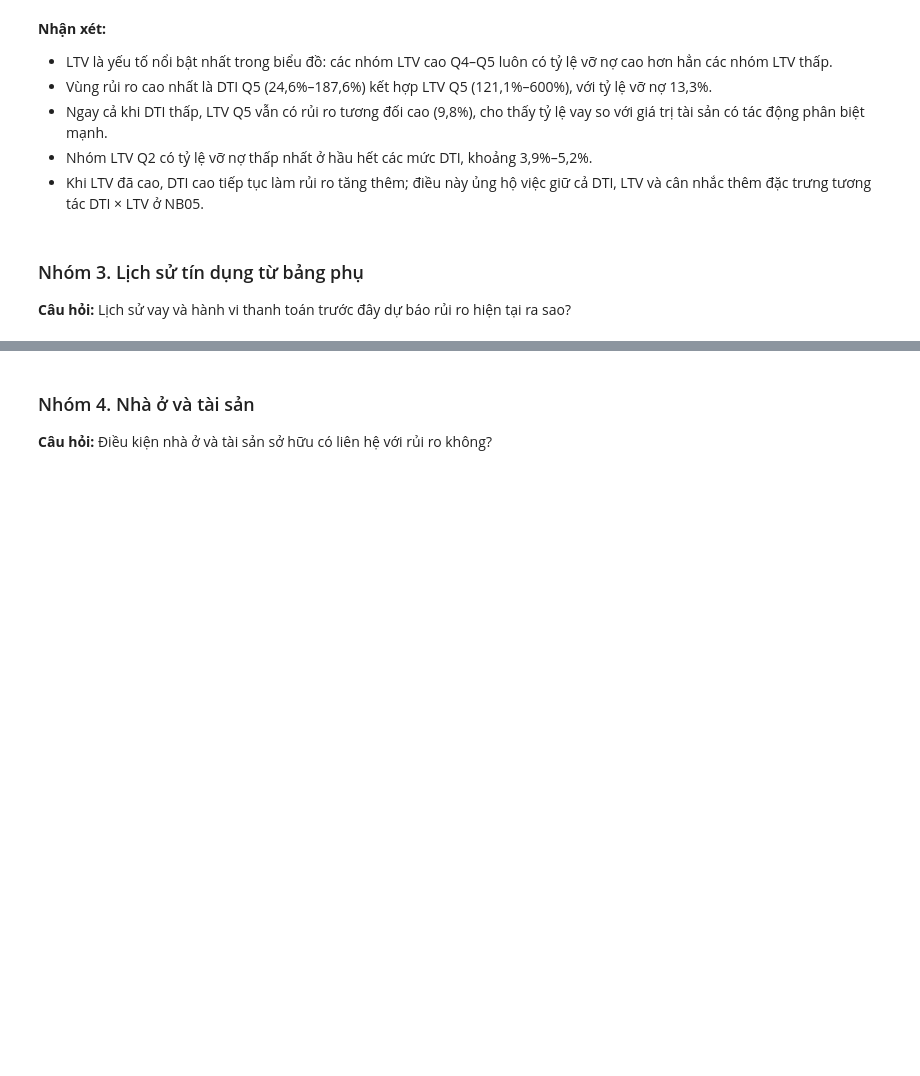
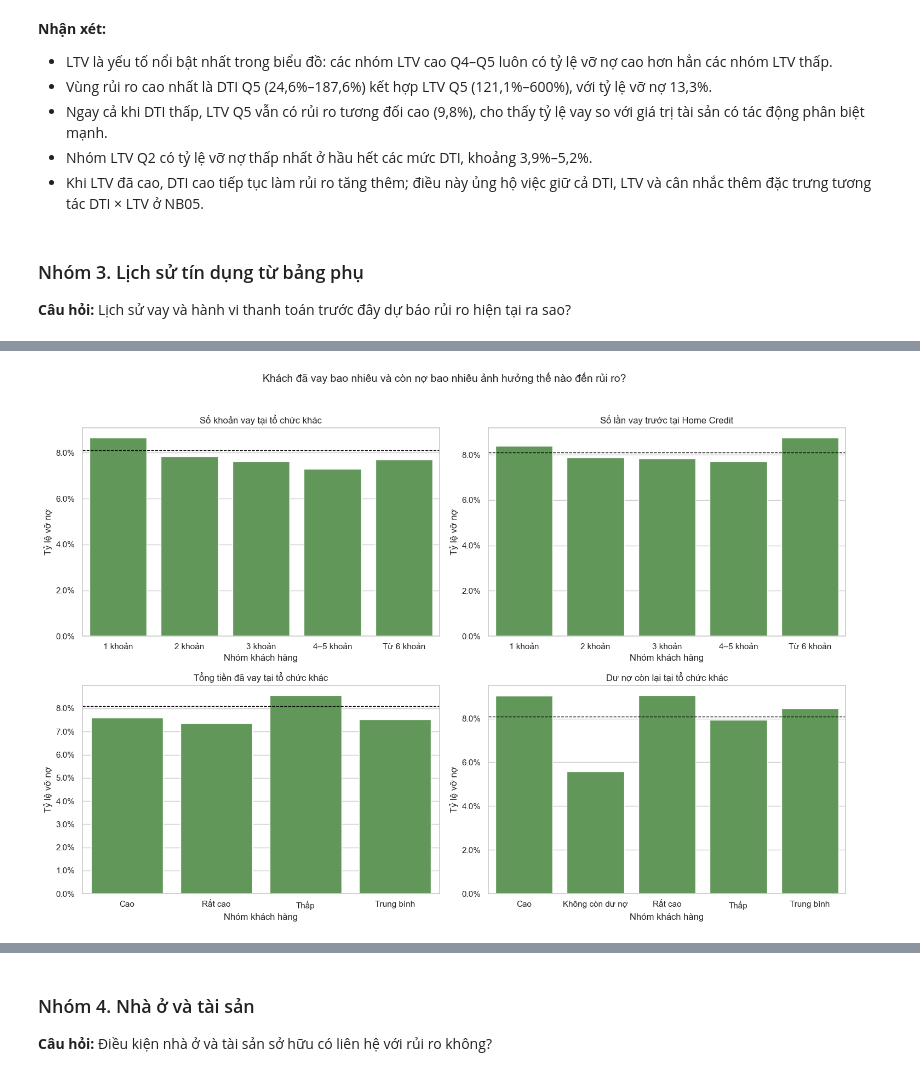
Before and after one commit to thanhhung9720001-collab/credit-risk-classifier, a Jupyter notebook: notebooks/04_eda_visualization.ipynb, the cells around one changed output, grey strips where cells are left out. Drawn from its saved outputs; the diff is of its cells as text; code cells hidden in the pictures; blank space fills up the shorter version.

```diff
--- a/notebooks/04_eda_visualization.ipynb
+++ b/notebooks/04_eda_visualization.ipynb
@@ -1038,0 +1183,18 @@ plt.show()
+# %%
+# Mỗi biểu đồ trả lời: khi số tiền/số khoản vay tăng, tỷ lệ vỡ nợ thay đổi thế nào?
+fig, axes = plt.subplots(2, 2, figsize=(15, 10))
+
+for ax, ten_bien in zip(axes.flat, nhom_phan_tich):
+    du_lieu_ve = bang_lich_su_vay_du_no[bang_lich_su_vay_du_no['bien'] == ten_bien]
+    sns.barplot(data=du_lieu_ve, x='nhom', y='ty_le_vo_no', color='#59A14F', ax=ax)
+    ax.axhline(ty_le_no_xau_nen, color='black', linestyle='--', linewidth=1)
+    ax.yaxis.set_major_formatter(ticker.PercentFormatter(1))
+    ax.set_title(ten_bien)
+    ax.set_xlabel('Nhóm khách hàng')
+    ax.set_ylabel('Tỷ lệ vỡ nợ')
+
+fig.suptitle('Khách đã vay bao nhiêu và còn nợ bao nhiêu ảnh hưởng thế nào đến rủi ro?', y=1.02, fontsize=14)
+plt.tight_layout()
+plt.show()
+# %% [output]
+[figure, added]
```
Also changed, not shown: parts of 18 cells of this notebook, 2 other files.
